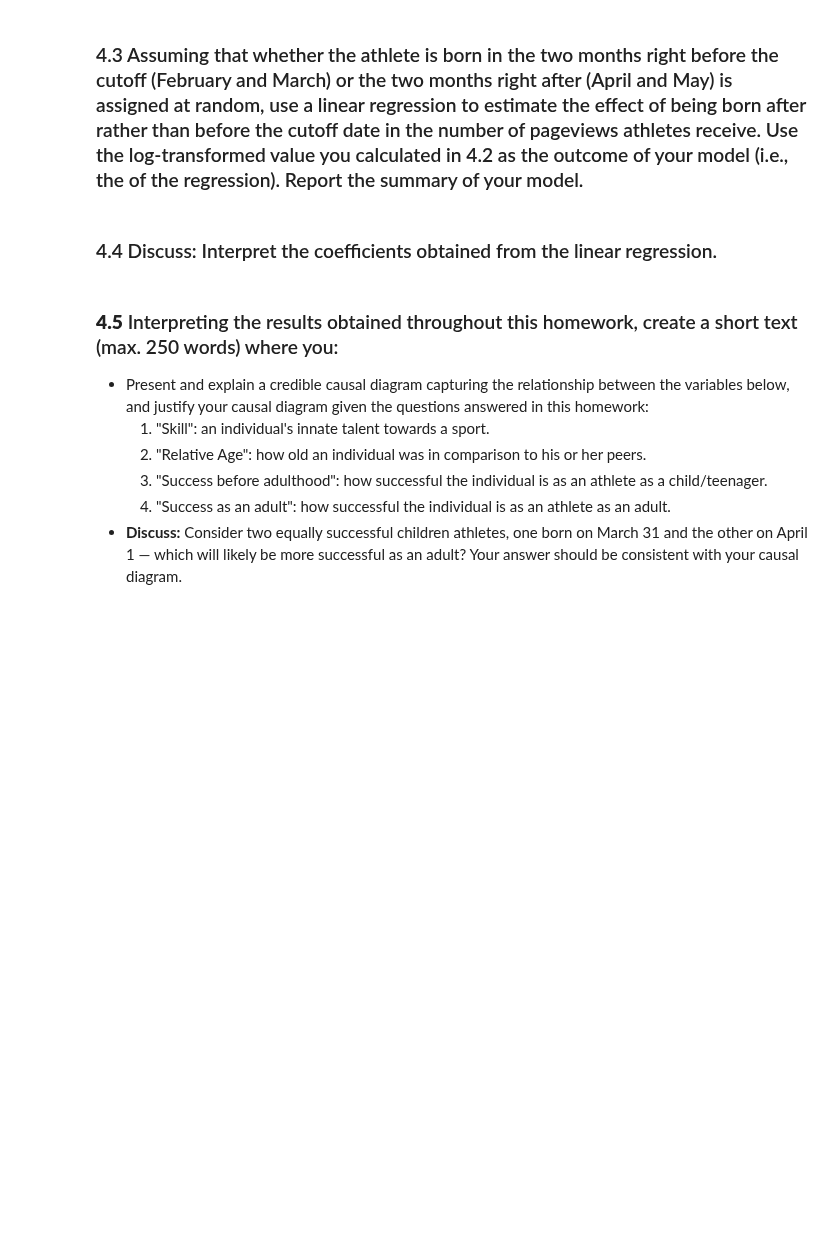
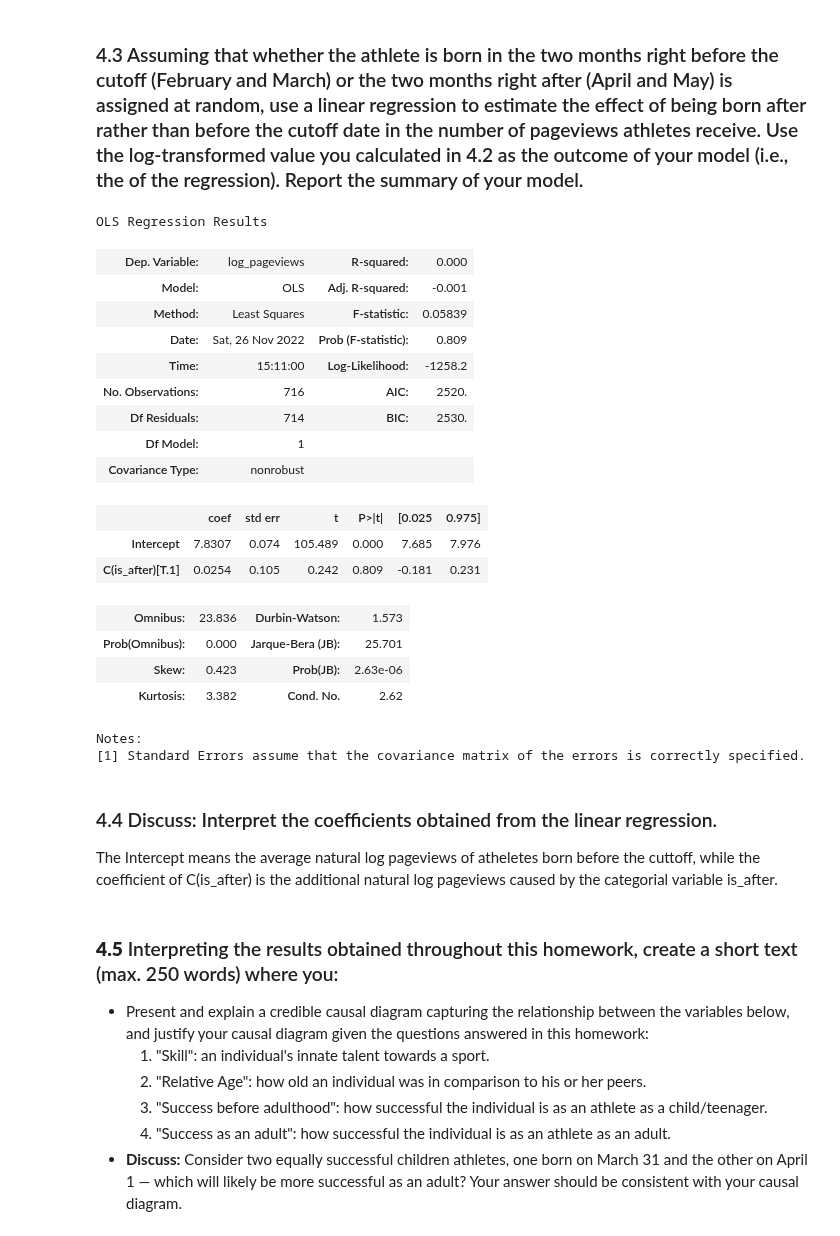
Before and after one commit to PeterYYZhang/2022, a Jupyter notebook: Homework/02 - Regression Observational Studies Stats and Supervised Learning/hw2.ipynb, the cells around one changed output. Cells and saved outputs as stored; diff of their text form; code cells hidden in the pictures; blank space fills up the shorter version.

```diff
--- a/Homework/02 - Regression Observational Studies Stats and Supervised Learning/hw2.ipynb
+++ b/Homework/02 - Regression Observational Studies Stats and Supervised Learning/hw2.ipynb
@@ -454,9 +456,36 @@ matched_df.head()
 # %% [markdown]
 ### 4.2 The number of pageviews is heavy-tailed, as we have seen in Task 1. Create a new column in your matched dataframe containing the natural logarithm of the number of pageviews.
+# %%
+matched_df['log_pageviews'] = matched_df.pageviews.apply(lambda x: np.log(x))
 # %% [markdown]
 ### 4.3 Assuming that whether the athlete is born in the two months right before the cutoff (February and March) or the two months right after (April and May) is assigned at random, use a linear regression to estimate the effect of being born after rather than before the cutoff date in the number of pageviews athletes receive. Use the log-transformed value you calculated in 4.2 as the outcome of your model (i.e., the   of the regression). Report the summary of your model.
-# %% [markdown]
-### 4.4 Discuss: Interpret the coefficients obtained from the linear regression.
+# %%
+mod_linear_4_3 = smf.ols(formula= "log_pageviews ~ C(is_after)", data=matched_df)
+result = mod_linear_4_3.fit()
+result.summary()
+# %% [output]
+OLS Regression Results
+| Dep. Variable: | log_pageviews | R-squared: | 0.000 |
+| Model: | OLS | Adj. R-squared: | -0.001 |
+| Method: | Least Squares | F-statistic: | 0.05839 |
+| Date: | Sat, 26 Nov 2022 | Prob (F-statistic): | 0.809 |
+| Time: | 15:11:00 | Log-Likelihood: | -1258.2 |
+| No. Observations: | 716 | AIC: | 2520. |
+| Df Residuals: | 714 | BIC: | 2530. |
+| Df Model: | 1 |  |  |
+| Covariance Type: | nonrobust |  |  |
+|  | coef | std err | t | P>|t| | [0.025 | 0.975] |
+| Intercept | 7.8307 | 0.074 | 105.489 | 0.000 | 7.685 | 7.976 |
+| C(is_after)[T.1] | 0.0254 | 0.105 | 0.242 | 0.809 | -0.181 | 0.231 |
+| Omnibus: | 23.836 | Durbin-Watson: | 1.573 |
+| Prob(Omnibus): | 0.000 | Jarque-Bera (JB): | 25.701 |
+| Skew: | 0.423 | Prob(JB): | 2.63e-06 |
+| Kurtosis: | 3.382 | Cond. No. | 2.62 |
+Notes:
+[1] Standard Errors assume that the covariance matrix of the errors is correctly specified.
+# %% [markdown]
+### 4.4 Discuss: Interpret the coefficients obtained from the linear regression.
+The Intercept means the average natural log pageviews of atheletes born before the cuttoff, while the coefficient of C(is_after) is the additional natural log pageviews caused by the categorial variable is_after.
 # %% [markdown]
 ### **4.5** Interpreting the results obtained throughout this homework, create a short text (max. 250 words) where you:
 - Present and explain a credible causal diagram capturing the relationship between the variables below, and justify your causal diagram given the questions answered in this homework:
```
Also changed, not shown: parts of 5 cells of this notebook.
